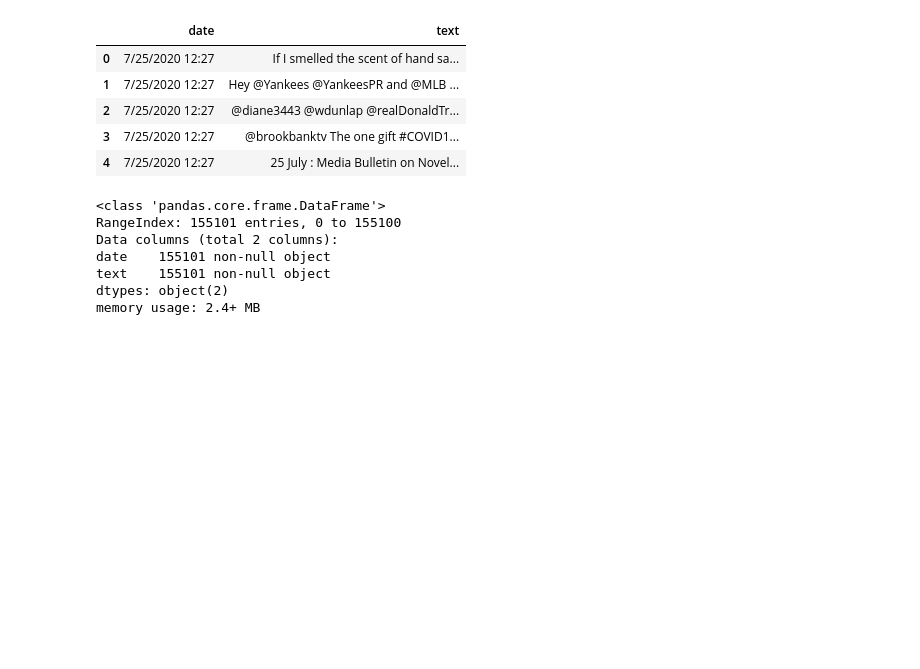
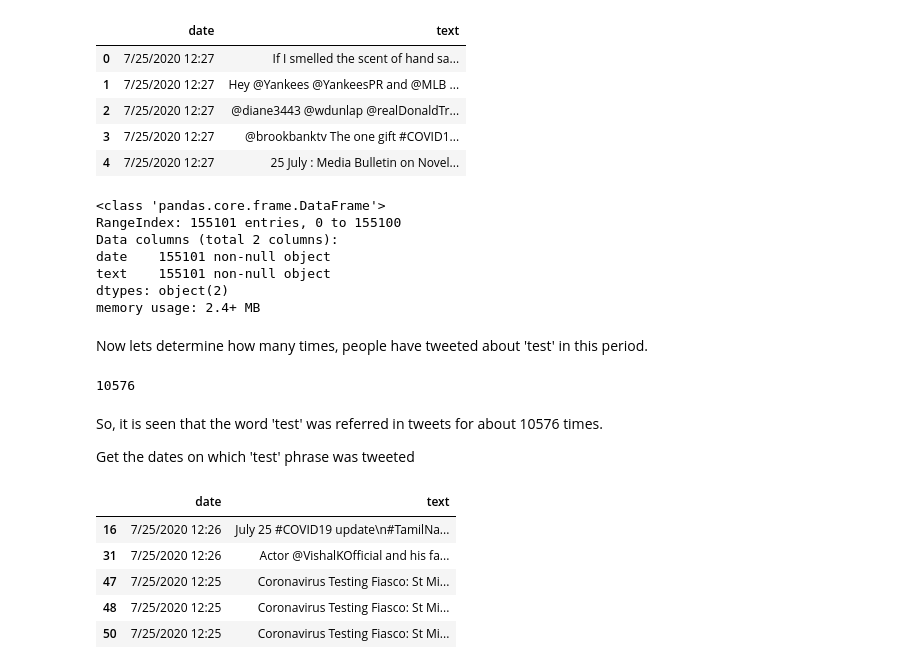
Before and after one commit to Kirthi-Raman/CovidTweetAnalysis, a Jupyter notebook: CovidTweetAnalysis.ipynb, the cells around one changed output. Cells and saved outputs as stored; diff of their text form; code cells hidden in the pictures; blank space fills up the shorter version.

```diff
--- a/CovidTweetAnalysis.ipynb
+++ b/CovidTweetAnalysis.ipynb
@@ -63,3 +65,23 @@ date    155101 non-null object
 text    155101 non-null object
 dtypes: object(2)
 memory usage: 2.4+ MB
+# %% [markdown]
+Now lets determine how many times, people have tweeted about 'test' in this period.
+# %%
+df['text'].str.count("test").sum()
+# %% [output]
+10576
+# %% [markdown]
+So, it is seen that the word 'test' was referred in tweets for about 10576 times.
+
+Get the dates on which 'test' phrase was tweeted
+# %%
+yes_test = df[df['text'].str.count('test') > 0]
+yes_test.head()
+# %% [output]
+|  | date | text |
+| 16 | 7/25/2020 12:26 | July 25 #COVID19 update\n#TamilNa... |
+| 31 | 7/25/2020 12:26 | Actor @VishalKOfficial and his fa... |
+| 47 | 7/25/2020 12:25 | Coronavirus Testing Fiasco: St Mi... |
+| 48 | 7/25/2020 12:25 | Coronavirus Testing Fiasco: St Mi... |
+| 50 | 7/25/2020 12:25 | Coronavirus Testing Fiasco: St Mi... |
```
Also changed, not shown: parts of 14 cells of this notebook.
